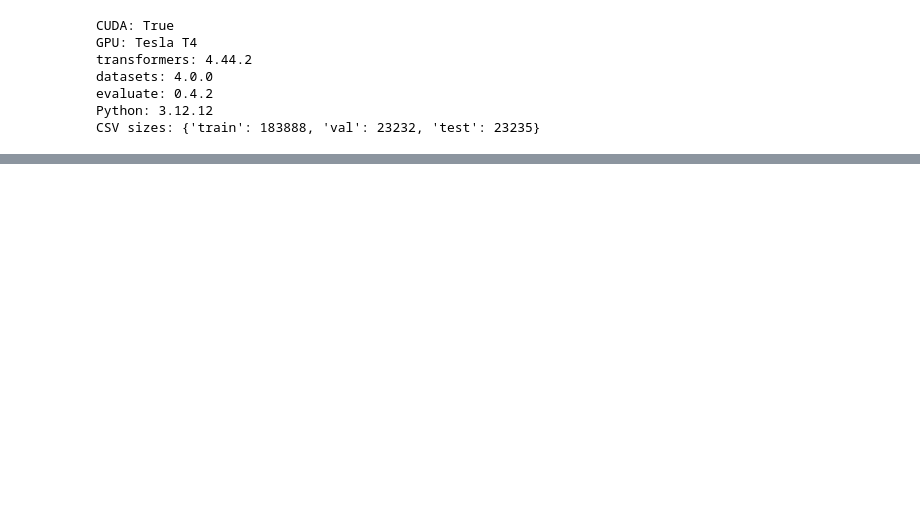
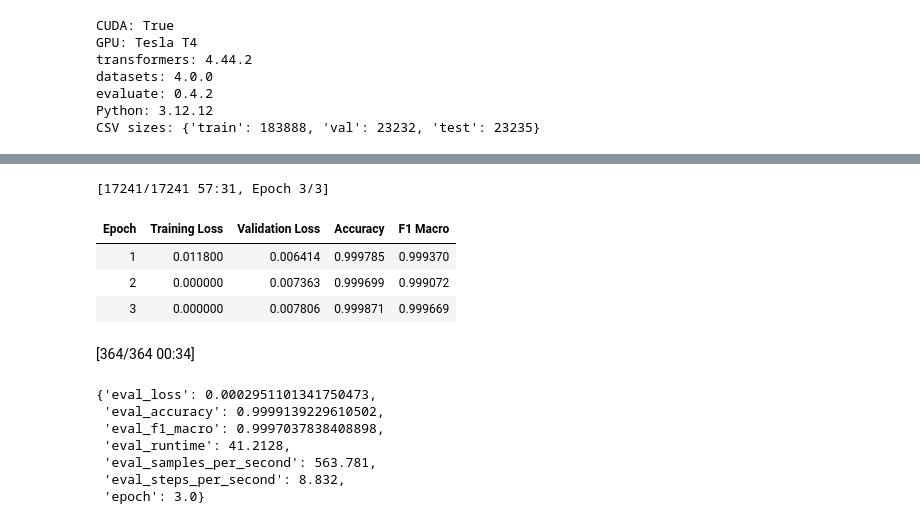
Before and after one commit to GabrielWarner/DL4H-finalproject, a Jupyter notebook: notebook/baseline_ce.ipynb, the cells around one changed output, grey strips where cells are left out. Cells and saved outputs as stored; diff of their text form; code cells hidden in the pictures; blank space fills up the shorter version.

```diff
--- a/notebook/baseline_ce.ipynb
+++ b/notebook/baseline_ce.ipynb
@@ -207,0 +242,14 @@ CSV sizes: {'train': 183888, 'val': 23232, 'test': 23235}
+# %%
+from datasets import Dataset
+from transformers import AutoTokenizer
+tok = AutoTokenizer.from_pretrained(MODEL_NAME)
+
+def to_ds(df): return Dataset.from_pandas(df[["text","labels"]].reset_index(drop=True))
+train_ds, val_ds, test_ds = map(to_ds, [train_df, val_df, test_df])
+
+def tokenize(batch):
+    return tok(batch["text"], padding="max_length", truncation=True, max_length=MAX_LEN)
+
+train_tok = train_ds.map(tokenize, batched=True).with_format("torch", columns=["input_ids","attention_mask","labels"])
+val_tok   = val_ds.map(tokenize,   batched=True).with_format("torch", columns=["input_ids","attention_mask","labels"])
+test_tok  = test_ds.map(tokenize,  batched=True).with_format("torch", columns=["input_ids","attention_mask","labels"])
@@ -207,0 +338,18 @@ CSV sizes: {'train': 183888, 'val': 23232, 'test': 23235}
+# %%
+train_out = trainer.train()
+test_metrics = trainer.evaluate(test_tok)
+test_metrics
+# %% [output]
+[17241/17241 57:31, Epoch 3/3]
+| Epoch | Training Loss | Validation Loss | Accuracy | F1 Macro |
+| 1 | 0.011800 | 0.006414 | 0.999785 | 0.999370 |
+| 2 | 0.000000 | 0.007363 | 0.999699 | 0.999072 |
+| 3 | 0.000000 | 0.007806 | 0.999871 | 0.999669 |
+[364/364 00:34]
+{'eval_loss': 0.0002951101341750473,
+ 'eval_accuracy': 0.9999139229610502,
+ 'eval_f1_macro': 0.9997037838408898,
+ 'eval_runtime': 41.2128,
+ 'eval_samples_per_second': 563.781,
+ 'eval_steps_per_second': 8.832,
+ 'epoch': 3.0}
```
Also changed, not shown: parts of 9 cells of this notebook.
